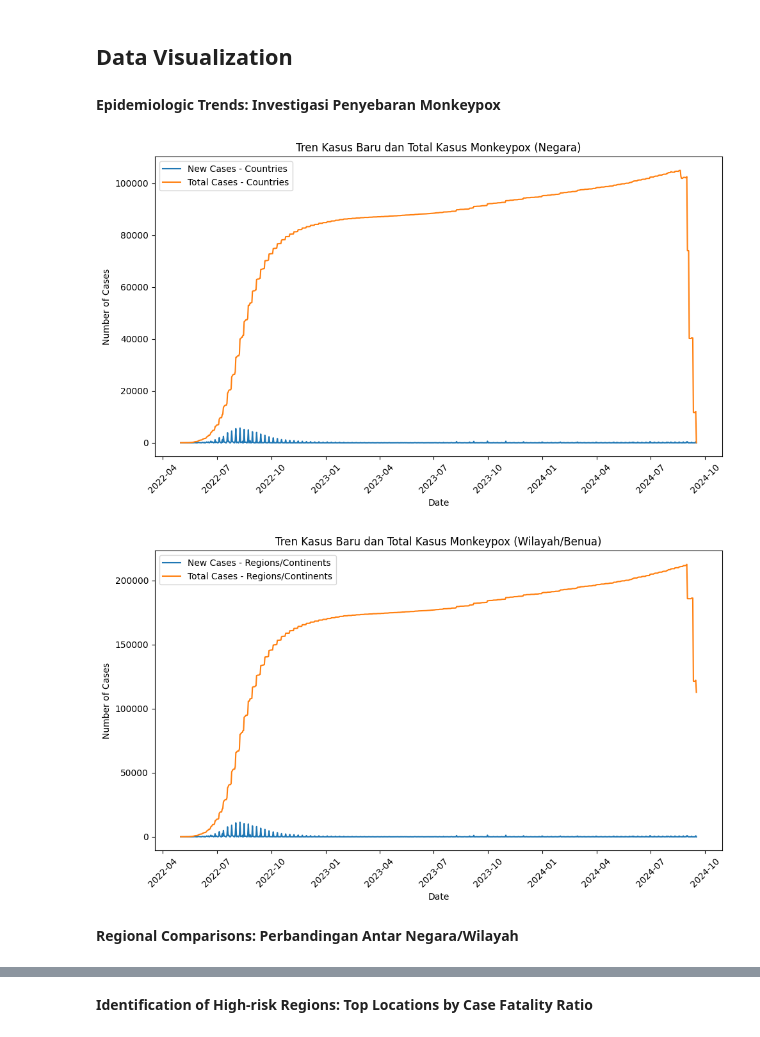
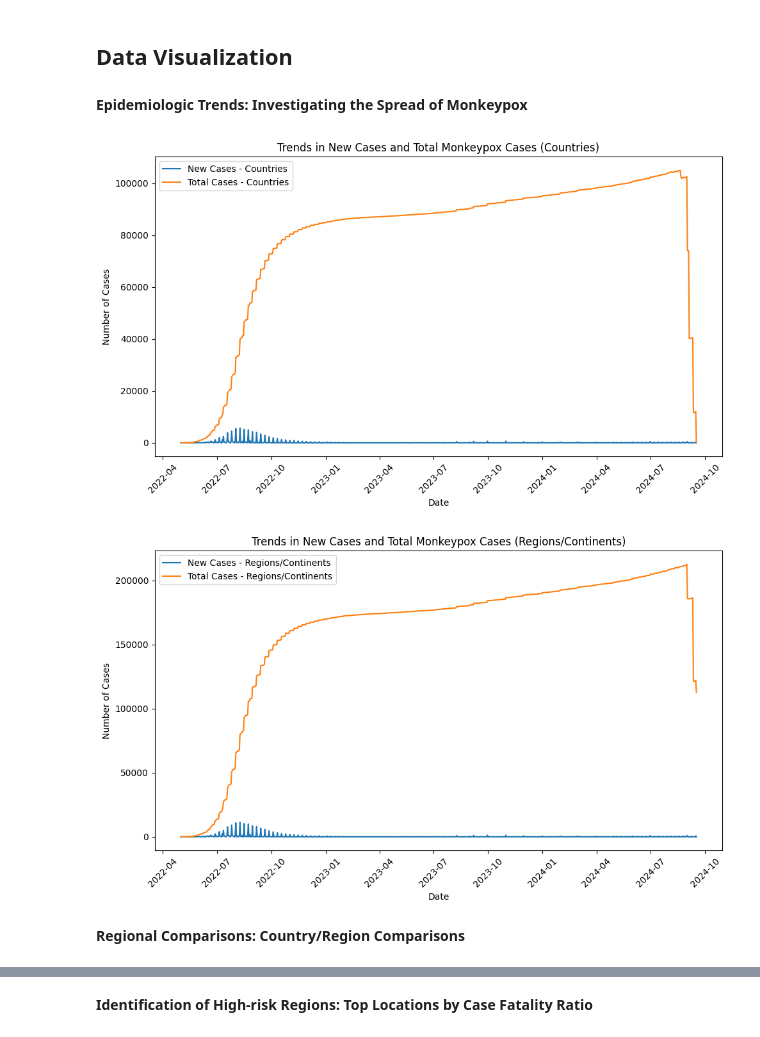
Before and after one commit to RyanGA09/DataAnalyst-ImpactAnalysisOfMonkeypoxCaseStudy, a Jupyter notebook: Notebook.ipynb, the cells around one changed output, grey strips where cells are left out. Drawn from its saved outputs; the diff is of its cells as text; code cells hidden in the pictures.

```diff
--- a/Notebook.ipynb
+++ b/Notebook.ipynb
@@ -101,7 +102,7 @@ import seaborn as sns
 ### Gathering Data (Import File)
 # %%
 # Load the dataset
-file_path = 'monkeypox.csv'
+file_path = 'data/monkeypox.csv'
 df = pd.read_csv(file_path)
 # %%
 # Convert 'date' column to datetime for easier analysis
@@ -620,42 +498,45 @@ high_cfr_locations = data_grouped_by_location_countries.nlargest(10, 'CFR')
 # %% [markdown]
 ## **Data Visualization**
 # %% [markdown]
-**Epidemiologic Trends: Investigasi Penyebaran Monkeypox**
+**Epidemiologic Trends: Investigating the Spread of Monkeypox**
 # %%
-# Visualisasi tren kasus baru dan total kasus dari waktu ke waktu (Negara)
+# Suppress FutureWarnings
+warnings.simplefilter(action='ignore', category=FutureWarning)
+
+# Visualize the trend of new cases and total cases over time (Country)
 plt.figure(figsize=(10, 6))
 sns.lineplot(x='date', y='new_cases', data=data_grouped_by_date_countries, label='New Cases - Countries')
 sns.lineplot(x='date', y='total_cases', data=data_grouped_by_date_countries, label='Total Cases - Countries')
-plt.title('Tren Kasus Baru dan Total Kasus Monkeypox (Negara)')
+plt.title('Trends in New Cases and Total Monkeypox Cases (Countries)')
 plt.xlabel('Date')
 plt.ylabel('Number of Cases')
 plt.legend()
 plt.xticks(rotation=45)
 plt.tight_layout()
 plt.show()
 
-# Melihat perkembangan kasus baru dan total kasus dari waktu ke waktu untuk wilayah/benua
+# View the progression of new cases and total cases over time for regions/continents
 data_grouped_by_date_regions = regions_data.groupby('date').agg({
     'new_cases': 'sum',
     'total_cases': 'sum',
     'new_deaths': 'sum',
     'total_deaths': 'sum'
 }).reset_index()
 
-# Visualisasi tren kasus baru dan total kasus dari waktu ke waktu (Wilayah/Benua)
+# Visualize the trend of new cases and total cases over time (Region/Continent)
 plt.figure(figsize=(10, 6))
 sns.lineplot(x='date', y='new_cases', data=data_grouped_by_date_regions, label='New Cases - Regions/Continents')
 sns.lineplot(x='date', y='total_cases', data=data_grouped_by_date_regions, label='Total Cases - Regions/Continents')
-plt.title('Tren Kasus Baru dan Total Kasus Monkeypox (Wilayah/Benua)')
+plt.title('Trends in New Cases and Total Monkeypox Cases (Regions/Continents)')
 plt.xlabel('Date')
 plt.ylabel('Number of Cases')
 plt.legend()
 plt.xticks(rotation=45)
 plt.tight_layout()
 plt.show()
 # %% [output]
-[figure, old version]
+[figure, new version]
-[figure, old version]
+[figure, new version]
 # %% [markdown]
-**Regional Comparisons: Perbandingan Antar Negara/Wilayah**
+**Regional Comparisons: Country/Region Comparisons**
 # %%
```
Also changed, not shown: parts of 42 cells of this notebook, 2 other files.
